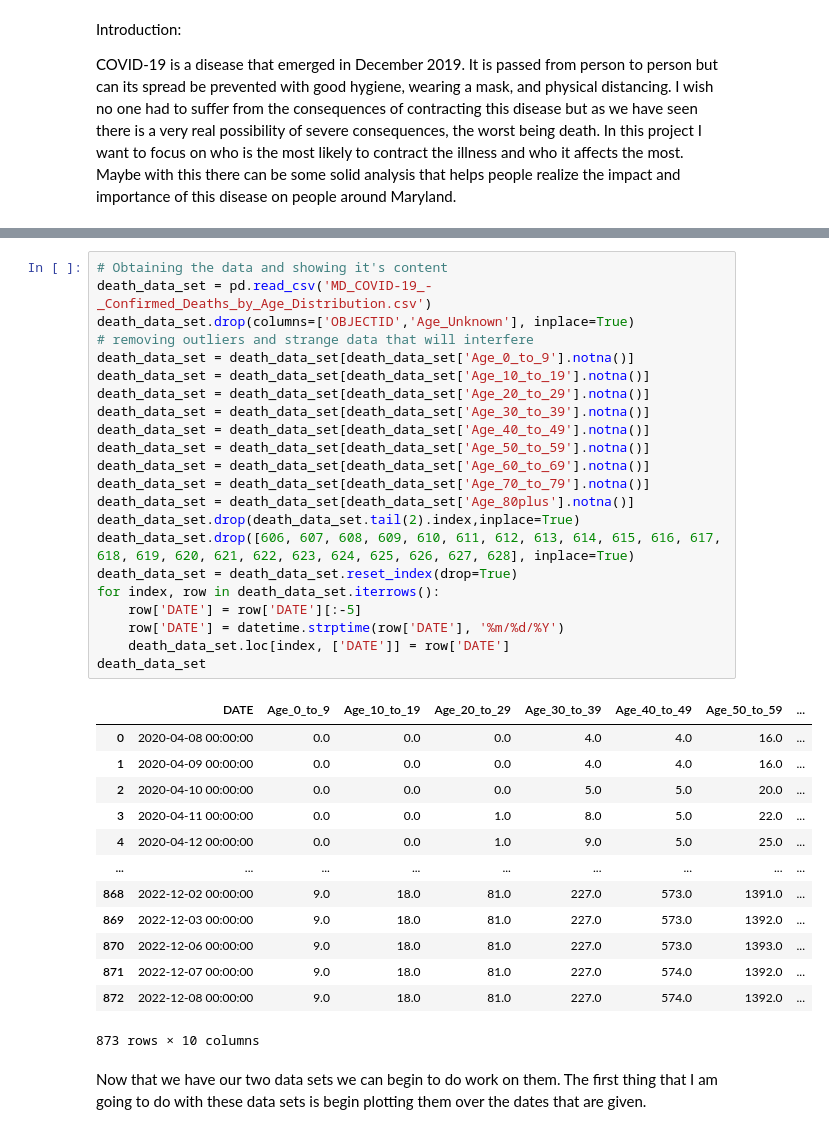
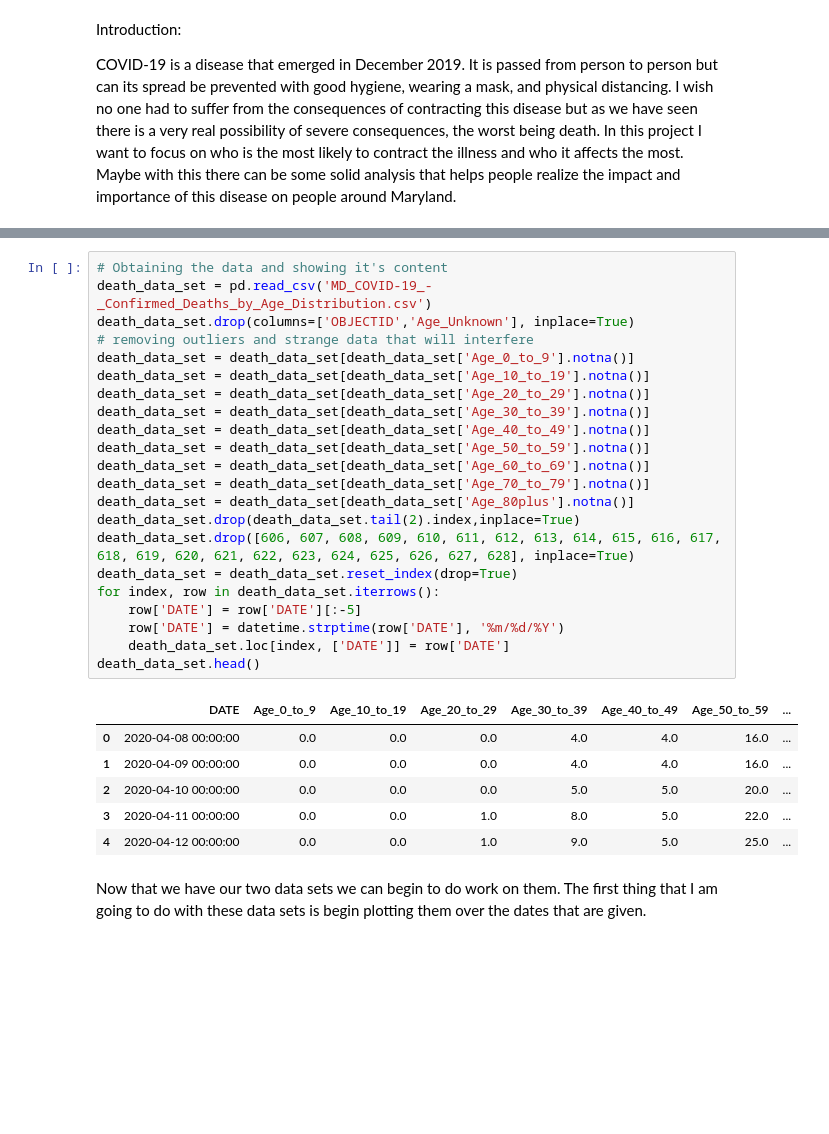
Before and after one commit to Pedro-Jose-da-Rocha-Mendonca/pedro-jose-da-rocha-mendonca.github.io, a Jupyter notebook: Main.ipynb, the cells around one changed output, grey strips where cells are left out. Cells and saved outputs as stored; diff of their text form; blank space fills up the shorter version.

```diff
--- a/Main.ipynb
+++ b/Main.ipynb
@@ -50,39 +46,32 @@ cases_data_set
 # %%
 # Obtaining the data and showing it's content
 death_data_set = pd.read_csv('MD_COVID-19_-_Confirmed_Deaths_by_Age_Distribution.csv')
 death_data_set.drop(columns=['OBJECTID','Age_Unknown'], inplace=True)
 # removing outliers and strange data that will interfere
 death_data_set = death_data_set[death_data_set['Age_0_to_9'].notna()]
 death_data_set = death_data_set[death_data_set['Age_10_to_19'].notna()]
 death_data_set = death_data_set[death_data_set['Age_20_to_29'].notna()]
 death_data_set = death_data_set[death_data_set['Age_30_to_39'].notna()]
 death_data_set = death_data_set[death_data_set['Age_40_to_49'].notna()]
 death_data_set = death_data_set[death_data_set['Age_50_to_59'].notna()]
 death_data_set = death_data_set[death_data_set['Age_60_to_69'].notna()]
 death_data_set = death_data_set[death_data_set['Age_70_to_79'].notna()]
 death_data_set = death_data_set[death_data_set['Age_80plus'].notna()]
 death_data_set.drop(death_data_set.tail(2).index,inplace=True)
 death_data_set.drop([606, 607, 608, 609, 610, 611, 612, 613, 614, 615, 616, 617, 618, 619, 620, 621, 622, 623, 624, 625, 626, 627, 628], inplace=True)
 death_data_set = death_data_set.reset_index(drop=True)
 for index, row in death_data_set.iterrows():
     row['DATE'] = row['DATE'][:-5]
     row['DATE'] = datetime.strptime(row['DATE'], '%m/%d/%Y')
     death_data_set.loc[index, ['DATE']] = row['DATE']
-death_data_set
+death_data_set.head()
 # %% [output]
 |  | DATE | Age_0_to_9 | Age_10_to_19 | Age_20_to_29 | Age_30_to_39 | Age_40_to_49 | Age_50_to_59 | ... |
 | 0 | 2020-04-08 00:00:00 | 0.0 | 0.0 | 0.0 | 4.0 | 4.0 | 16.0 | ... |
 | 1 | 2020-04-09 00:00:00 | 0.0 | 0.0 | 0.0 | 4.0 | 4.0 | 16.0 | ... |
 | 2 | 2020-04-10 00:00:00 | 0.0 | 0.0 | 0.0 | 5.0 | 5.0 | 20.0 | ... |
 | 3 | 2020-04-11 00:00:00 | 0.0 | 0.0 | 1.0 | 8.0 | 5.0 | 22.0 | ... |
 | 4 | 2020-04-12 00:00:00 | 0.0 | 0.0 | 1.0 | 9.0 | 5.0 | 25.0 | ... |
-| ... | ... | ... | ... | ... | ... | ... | ... | ... |
-| 868 | 2022-12-02 00:00:00 | 9.0 | 18.0 | 81.0 | 227.0 | 573.0 | 1391.0 | ... |
-| 869 | 2022-12-03 00:00:00 | 9.0 | 18.0 | 81.0 | 227.0 | 573.0 | 1392.0 | ... |
-| 870 | 2022-12-06 00:00:00 | 9.0 | 18.0 | 81.0 | 227.0 | 573.0 | 1393.0 | ... |
-| 871 | 2022-12-07 00:00:00 | 9.0 | 18.0 | 81.0 | 227.0 | 574.0 | 1392.0 | ... |
-| 872 | 2022-12-08 00:00:00 | 9.0 | 18.0 | 81.0 | 227.0 | 574.0 | 1392.0 | ... |
-873 rows × 10 columns
 # %% [markdown]
 Now that we have our two data sets we can begin to do work on them. The first thing that I am going to do with these data sets is begin plotting them over the dates that are given.
 # %%
```
Also changed, not shown: parts of 26 cells of this notebook.
